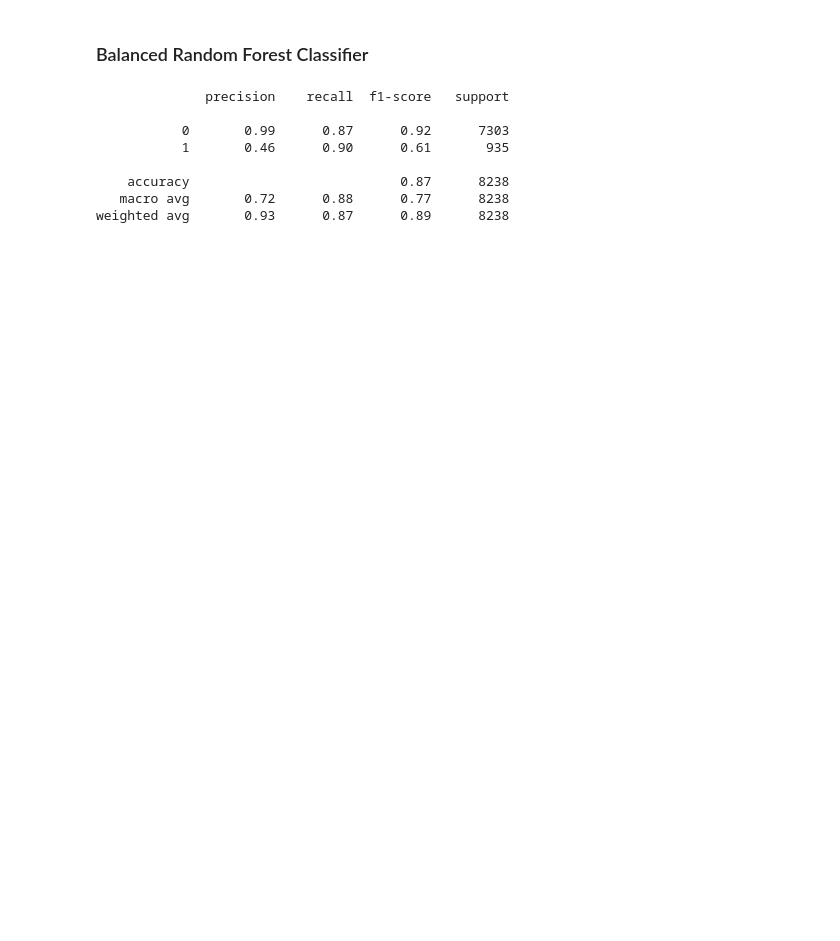
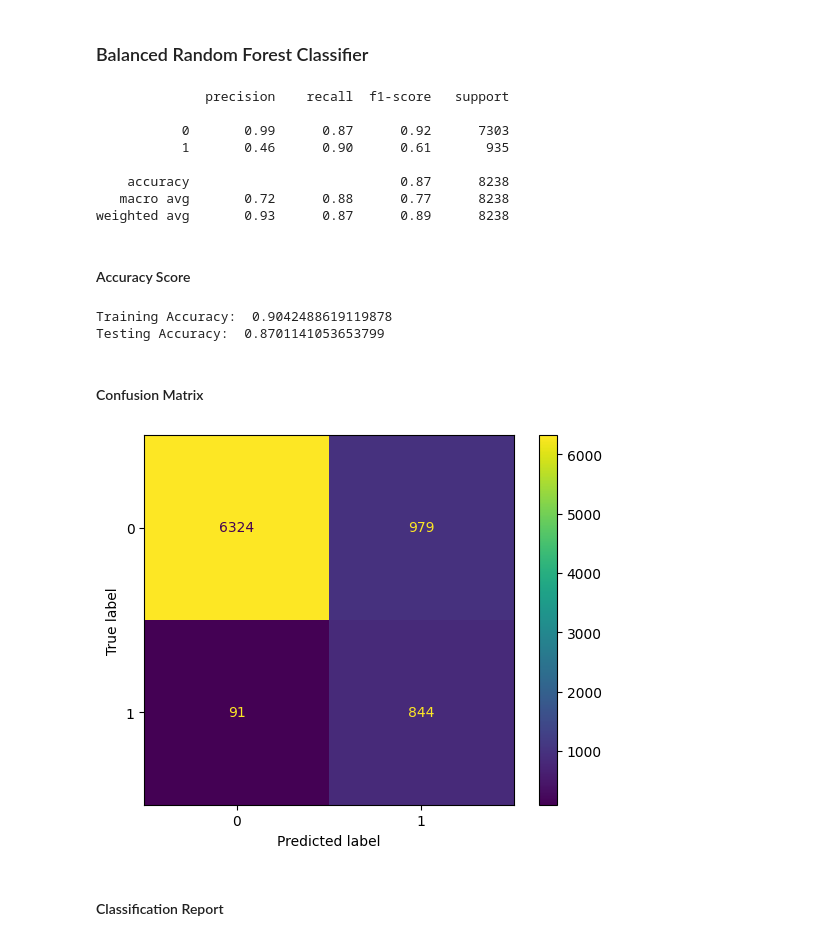
Before and after one commit to dataemperor/Bank-Marketing-Classification, a Jupyter notebook: decision_tree.ipynb, the cells around one changed output. Cells and saved outputs as stored; diff of their text form; code cells hidden in the pictures; blank space fills up the shorter version.

```diff
--- a/decision_tree.ipynb
+++ b/decision_tree.ipynb
@@ -324,3 +355,24 @@ print(classification_report(y_test, balanced_testing_predictions))
     accuracy                           0.87      8238
    macro avg       0.72      0.88      0.77      8238
 weighted avg       0.93      0.87      0.89      8238
+# %% [markdown]
+#### Accuracy Score
+# %%
+balanced_training_accuracy_score = accuracy_score(y_train, balanced_training_predictions)
+balanced_testing_accuracy_score = accuracy_score(y_test, balanced_testing_predictions)
+print("Training Accuracy: ", balanced_training_accuracy_score)
+print("Testing Accuracy: ", balanced_testing_accuracy_score)
+# %% [output]
+Training Accuracy:  0.9042488619119878
+Testing Accuracy:  0.8701141053653799
+# %% [markdown]
+#### Confusion Matrix
+# %%
+balanced_confusion_matrix = confusion_matrix(y_test, balanced_testing_predictions)
+balanced_confusion_matrix_display = metrics.ConfusionMatrixDisplay(confusion_matrix=balanced_confusion_matrix)
+balanced_confusion_matrix_display.plot()
+plt.show()
+# %% [output]
+[figure, added]
+# %% [markdown]
+#### Classification Report
```
Also changed, not shown: parts of 18 cells of this notebook.
